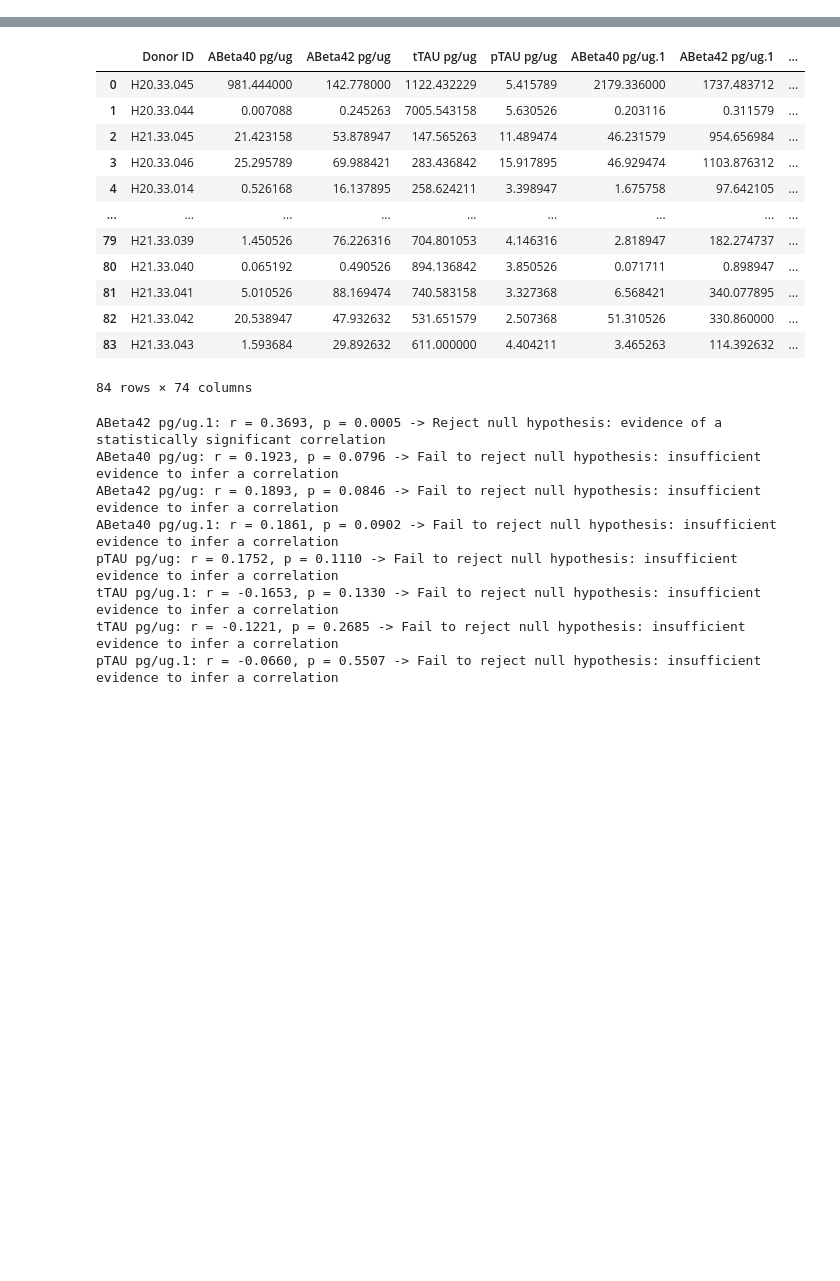
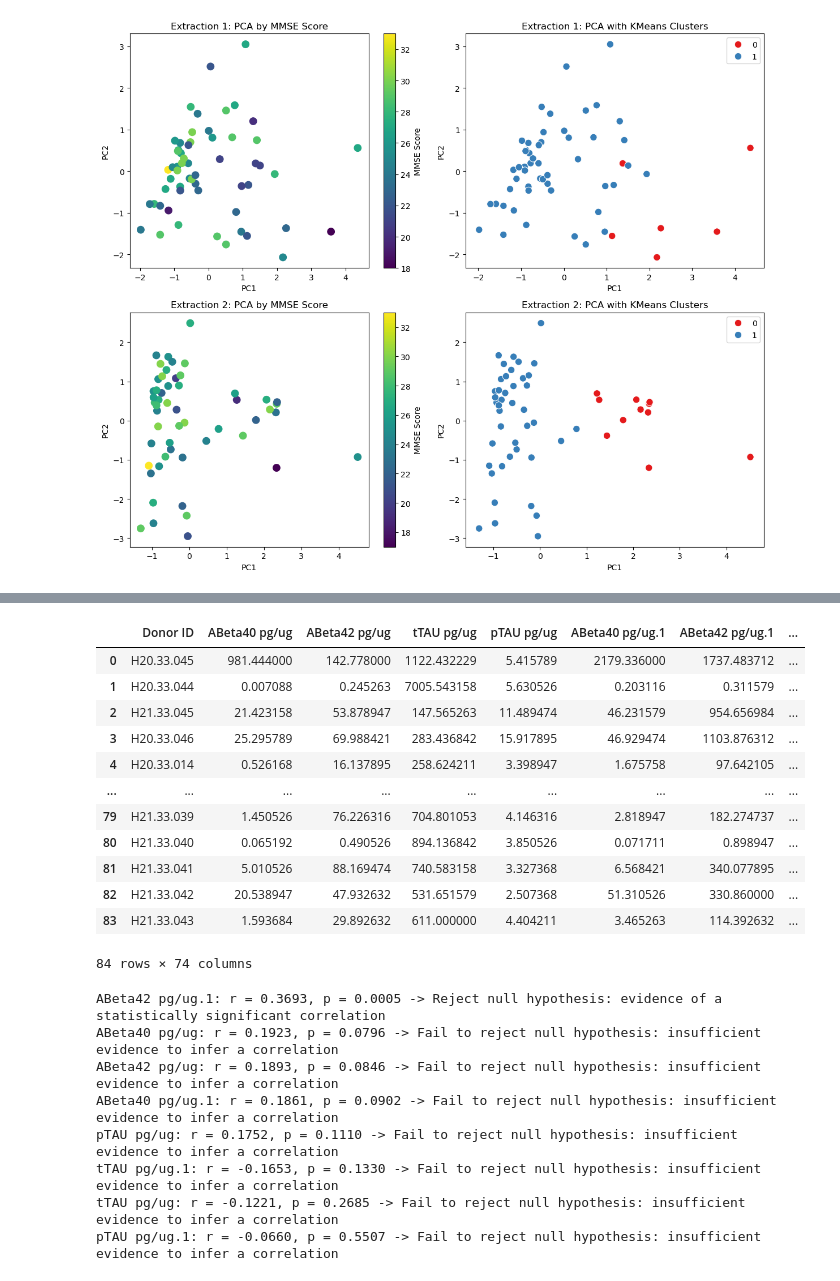
Before and after one commit to Sastrelli/Alzheimers_Confirmation_study, a Jupyter notebook: src/notebook.ipynb, the cells around one changed output, grey strips where cells are left out. Cells and saved outputs as stored; diff of their text form; code cells hidden in the pictures; blank space fills up the shorter version.

Commit message:
add principal component analysis and MMSE correlation

```diff
--- a/src/notebook.ipynb
+++ b/src/notebook.ipynb
@@ -21,0 +141,72 @@ from scipy import stats
+# %%
+# CODE 2: PCA and k-means clustering using MMSE Score only for visuals
+import pandas as pd
+import matplotlib.pyplot as plt
+import seaborn as sns
+from sklearn.decomposition import PCA
+from sklearn.cluster import KMeans
+from sklearn.preprocessing import StandardScaler
+
+# Extraction 1)
+# Drop rows missing any biomarker or MMSE value
+data_clean_extr1 = markers_metadata.dropna(subset=biomarker_cols_extr1 + ["Last MMSE Score"])
+quantiles_extr1 = {col: data_clean_extr1[col].quantile(0.90) for col in biomarker_cols_extr1}
+data_clean_extr1 = data_clean_extr1[(data_clean_extr1[biomarker_cols_extr1] < pd.Series(quantiles_extr1)).all(axis=1)]
+scaler_extr1 = StandardScaler()
+X_extr1 = scaler_extr1.fit_transform(data_clean_extr1[biomarker_cols_extr1])
+# PCA computed only on biomarkers
+pca_extr1 = PCA(n_components=2)
+X_pca_extr1 = pca_extr1.fit_transform(X_extr1)
+mmse_extr1 = data_clean_extr1["Last MMSE Score"].astype(float)
+kmeans_extr1 = KMeans(n_clusters=2, random_state=42)
+clusters_extr1 = kmeans_extr1.fit_predict(X_extr1)
+
+# Extraction 2)
+data_clean_extr2 = markers_metadata.dropna(subset=biomarker_cols_extr2 + ["Last MMSE Score"])
+quantiles_extr2 = {col: data_clean_extr2[col].quantile(0.90) for col in biomarker_cols_extr2}
+data_clean_extr2 = data_clean_extr2[(data_clean_extr2[biomarker_cols_extr2] < pd.Series(quantiles_extr2)).all(axis=1)]
+scaler_extr2 = StandardScaler()
+X_extr2 = scaler_extr2.fit_transform(data_clean_extr2[biomarker_cols_extr2])
+pca_extr2 = PCA(n_components=2)
+X_pca_extr2 = pca_extr2.fit_transform(X_extr2)
+mmse_extr2 = data_clean_extr2["Last MMSE Score"].astype(float)
+kmeans_extr2 = KMeans(n_clusters=2, random_state=42)
+clusters_extr2 = kmeans_extr2.fit_predict(X_extr2)
+
+# Plotting 3)
+fig, axs = plt.subplots(2, 2, figsize=(12, 10))
+
+# Extraction 1: PCA colored by MMSE Score
+sc1 = axs[0, 0].scatter(X_pca_extr1[:, 0], X_pca_extr1[:, 1],
+                        c=mmse_extr1, cmap="viridis", s=80)
+axs[0, 0].set_title("Extraction 1: PCA by MMSE Score")
+axs[0, 0].set_xlabel("PC1")
+axs[0, 0].set_ylabel("PC2")
+fig.colorbar(sc1, ax=axs[0, 0], label="MMSE Score")
+
+# Extraction 1: PCA colored by k-means clusters
+sns.scatterplot(x=X_pca_extr1[:, 0], y=X_pca_extr1[:, 1],
+                hue=clusters_extr1, palette="Set1", s=80, ax=axs[0, 1])
+axs[0, 1].set_title("Extraction 1: PCA with KMeans Clusters")
+axs[0, 1].set_xlabel("PC1")
+axs[0, 1].set_ylabel("PC2")
+
+# Extraction 2: PCA colored by MMSE Score
+sc2 = axs[1, 0].scatter(X_pca_extr2[:, 0], X_pca_extr2[:, 1],
+                        c=mmse_extr2, cmap="viridis", s=80)
+axs[1, 0].set_title("Extraction 2: PCA by MMSE Score")
+axs[1, 0].set_xlabel("PC1")
+axs[1, 0].set_ylabel("PC2")
+fig.colorbar(sc2, ax=axs[1, 0], label="MMSE Score")
+
+# Extraction 2: PCA colored by k-means clusters
+sns.scatterplot(x=X_pca_extr2[:, 0], y=X_pca_extr2[:, 1],
+                hue=clusters_extr2, palette="Set1", s=80, ax=axs[1, 1])
+axs[1, 1].set_title("Extraction 2: PCA with KMeans Clusters")
+axs[1, 1].set_xlabel("PC1")
+axs[1, 1].set_ylabel("PC2")
+
+plt.tight_layout()
+plt.show()
+# %% [output]
+[figure, added]
```
Also changed, not shown: parts of 10 cells of this notebook, 2 other files.
